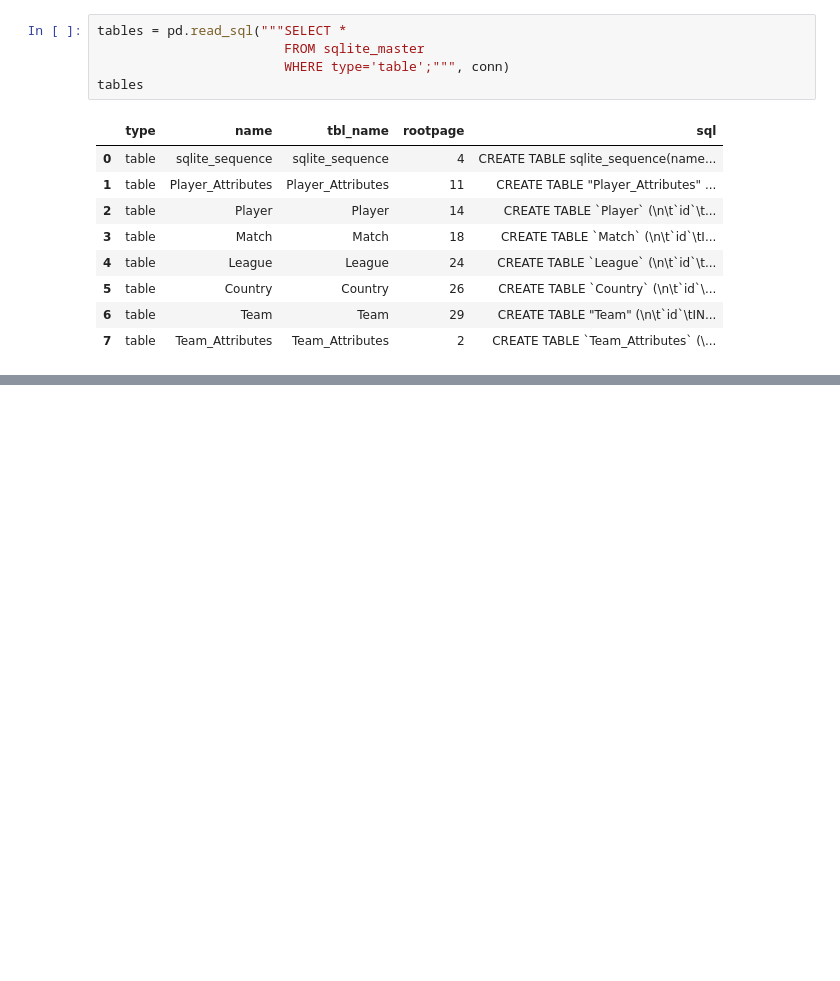
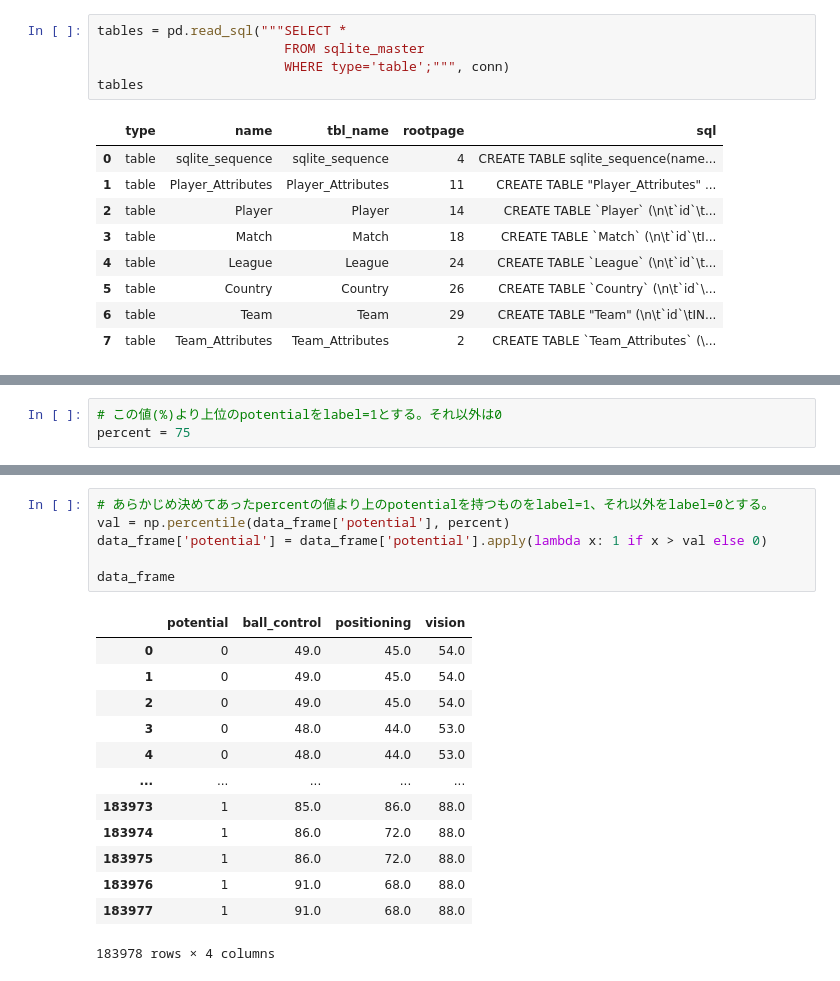
Before and after one commit to gitboku/statistics-practice, a Jupyter notebook: サポートベクトルマシン.ipynb, the cells around one changed output, grey strips where cells are left out. Drawn from its saved outputs; the diff is of its cells as text; blank space fills up the shorter version.

```diff
--- a/サポートベクトルマシン.ipynb
+++ b/サポートベクトルマシン.ipynb
@@ -236,0 +245,3 @@ tables
+# %%
+# この値(%)より上位のpotentialをlabel=1とする。それ以外は0
+percent = 75
@@ -236,0 +294,20 @@ tables
+# %%
+# あらかじめ決めてあったpercentの値より上のpotentialを持つものをlabel=1、それ以外をlabel=0とする。
+val = np.percentile(data_frame['potential'], percent)
+data_frame['potential'] = data_frame['potential'].apply(lambda x: 1 if x > val else 0)
+
+data_frame
+# %% [output]
+|  | potential | ball_control | positioning | vision |
+| 0 | 0 | 49.0 | 45.0 | 54.0 |
+| 1 | 0 | 49.0 | 45.0 | 54.0 |
+| 2 | 0 | 49.0 | 45.0 | 54.0 |
+| 3 | 0 | 48.0 | 44.0 | 53.0 |
+| 4 | 0 | 48.0 | 44.0 | 53.0 |
+| ... | ... | ... | ... | ... |
+| 183973 | 1 | 85.0 | 86.0 | 88.0 |
+| 183974 | 1 | 86.0 | 72.0 | 88.0 |
+| 183975 | 1 | 86.0 | 72.0 | 88.0 |
+| 183976 | 1 | 91.0 | 68.0 | 88.0 |
+| 183977 | 1 | 91.0 | 68.0 | 88.0 |
+183978 rows × 4 columns
```
Also changed, not shown: parts of 5 cells of this notebook.
